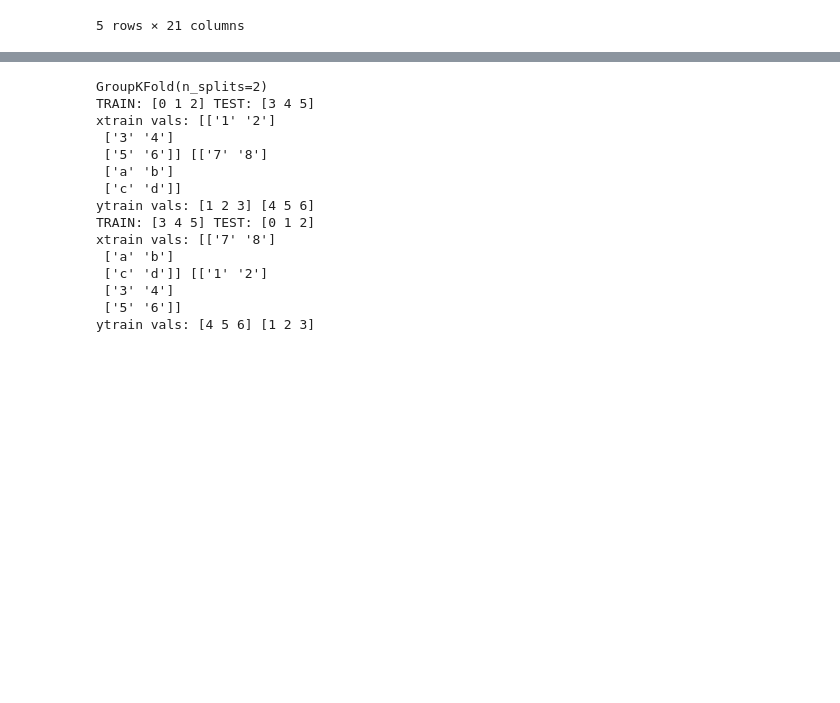
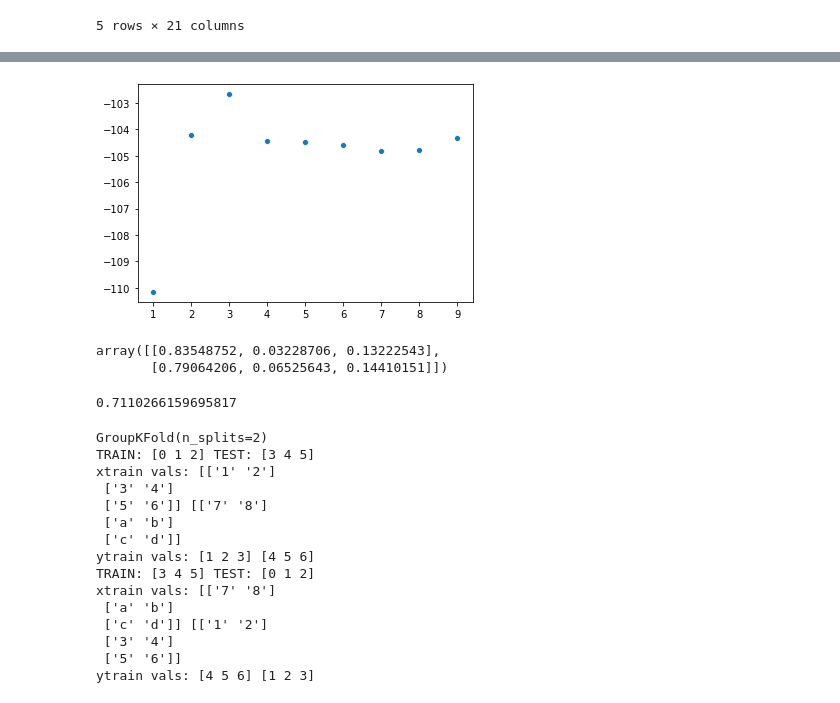
Before and after one commit to tnankie/Project-Daybreak, a Jupyter notebook: Stats.ipynb, the cells around one changed output, grey strips where cells are left out. Cells and saved outputs as stored; diff of their text form; code cells hidden in the pictures; blank space fills up the shorter version.

```diff
--- a/Stats.ipynb
+++ b/Stats.ipynb
@@ -379,3 +623,41 @@ group_kfold.get_n_splits(x, y, groups)
+# %%
+from sklearn.mixture import GaussianMixture
+scores = []
+plot_x = range(1,10)
+for k in plot_x:
+    gm = GaussianMixture(n_components = k)
+    gm.fit(x_train, y_train)
+    scores.append(gm.score(x_test, y_test))
+    #confusion matrix type 1 type 2 (accuracy/precision/recall)
+sns.scatterplot(x=plot_x, y=scores)
+plt.show()
+# %% [output]
+[figure, added]
+# %%
+from sklearn.datasets import load_iris
+from sklearn.gaussian_process import GaussianProcessClassifier
+from sklearn.gaussian_process.kernels import RBF
+X, y = load_iris(return_X_y=True)
+kernel = 1.0 * RBF(1.0)
+gpc = GaussianProcessClassifier(kernel=kernel,
+        random_state=0).fit(X, y)
+gpc.score(X, y)
+
+gpc.predict_proba(X[:2,:])
+# %% [output]
+array([[0.83548752, 0.03228706, 0.13222543],
+       [0.79064206, 0.06525643, 0.14410151]])
+# %%
+from sklearn.datasets import load_iris
+from sklearn.gaussian_process import GaussianProcessClassifier
+from sklearn.gaussian_process.kernels import RBF
+X, y = load_iris(return_X_y=True)
+kernel = 1.0 * RBF(1.0)
+gpc = GaussianProcessClassifier(kernel=kernel,
+        random_state=42).fit(x_train, y_train)
+gpc.score(x_test, y_test)
+# %% [output]
+0.7110266159695817
 # %%
 import numpy as np
 from sklearn.model_selection import GroupKFold
```
Also changed, not shown: parts of 24 cells of this notebook.
